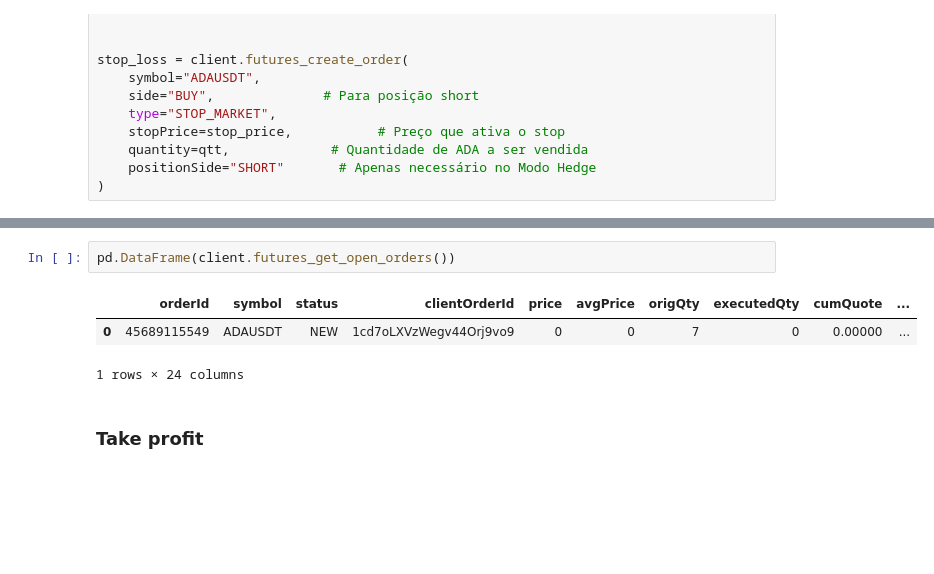
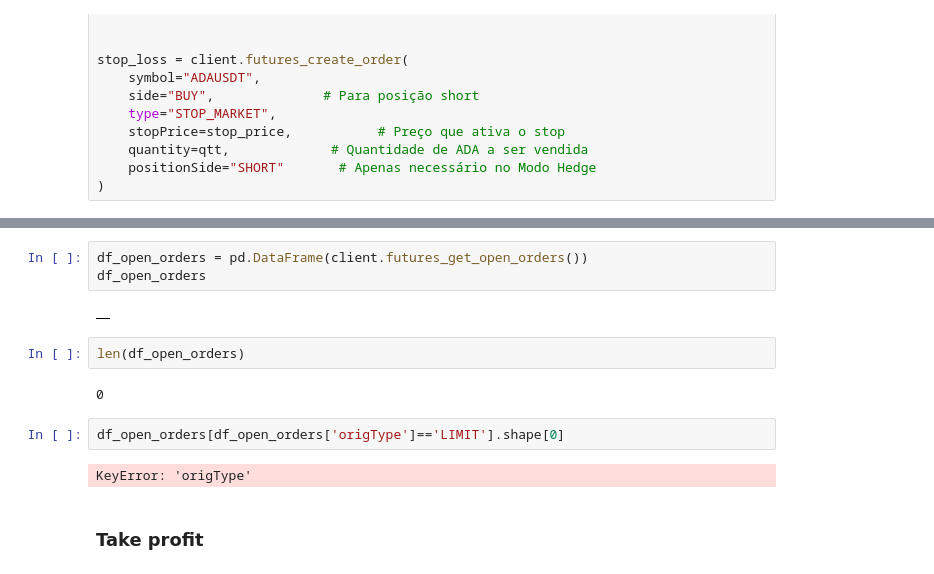
Before and after one commit to jona04/trade-api-jupyter, a Jupyter notebook: exploration/crypto/Futures_API_No_Testnet.ipynb, the cells around one changed output, grey strips where cells are left out. Saved outputs shown, nothing was run; the diff lists cells and outputs as text; blank space fills up the shorter version.

```diff
--- a/exploration/crypto/Futures_API_No_Testnet.ipynb
+++ b/exploration/crypto/Futures_API_No_Testnet.ipynb
@@ -695,9 +685,16 @@ client.futures_get_open_orders(symbol="XRPUSDT")
 # %%
-pd.DataFrame(client.futures_get_open_orders())
+df_open_orders = pd.DataFrame(client.futures_get_open_orders())
+df_open_orders
 # %% [output]
-|  | orderId | symbol | status | clientOrderId | price | avgPrice | origQty | executedQty | cumQuote | ... |
-| 0 | 45689115549 | ADAUSDT | NEW | 1cd7oLXVzWegv44Orj9vo9 | 0 | 0 | 7 | 0 | 0.00000 | ... |
+|  |
-1 rows × 24 columns
+# %%
+len(df_open_orders)
+# %% [output]
+0
+# %%
+df_open_orders[df_open_orders['origType']=='LIMIT'].shape[0]
+# %% [output]
+KeyError: 'origType'
 # %% [markdown]
 ### Take profit
 # %%
```
Also changed, not shown: parts of 16 cells of this notebook, 19 other files.
